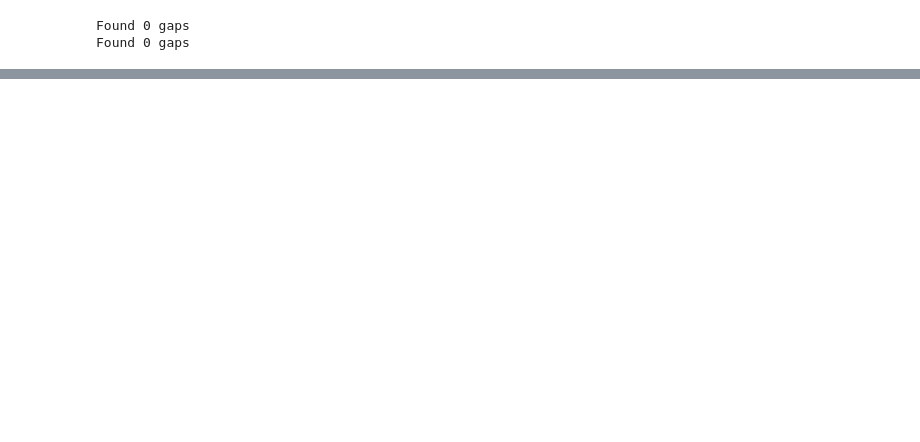
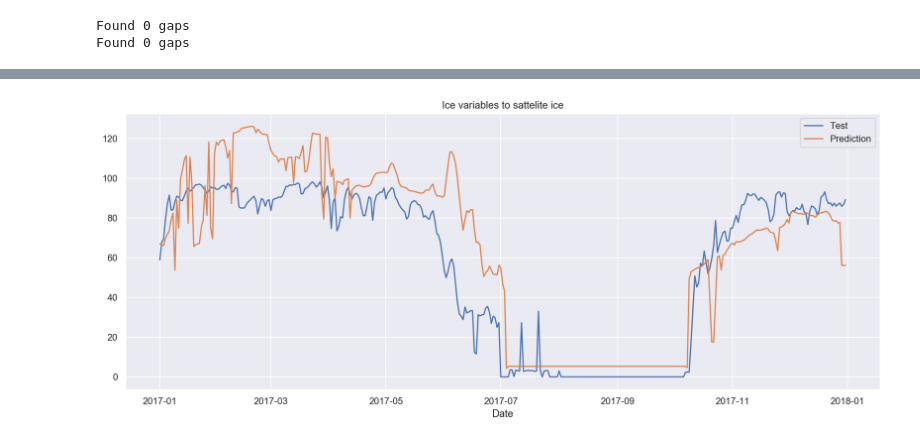
Before and after one commit to idrigo/arctic_ddmodeling, a Jupyter notebook: regression.ipynb, the cells around one changed output, grey strips where cells are left out. Cells and saved outputs as stored; diff of their text form; code cells hidden in the pictures; blank space fills up the shorter version.

```diff
--- a/regression.ipynb
+++ b/regression.ipynb
@@ -89,7 +98,7 @@ Found 0 gaps
 fitter_model = Fitter(train=ds_train, test = ds_test,
                      y_test=y_test, y_train=y_train)
 
-fitter_model.define_target(target_var, model_var_list)
+fitter_model.define_target(target_var, ice_var_list)
 fitter_model.linear_regression_prediction()
-fitter_model.lineplot('Ice variables to model ice')
+fitter_model.lineplot('Ice variables to sattelite ice')
 # %% [output]
@@ -96,0 +105 @@ fitter_model.lineplot('Ice variables to model ice')
+[figure, added]
```
Also changed, not shown: parts of 10 cells of this notebook, 3 other files.
